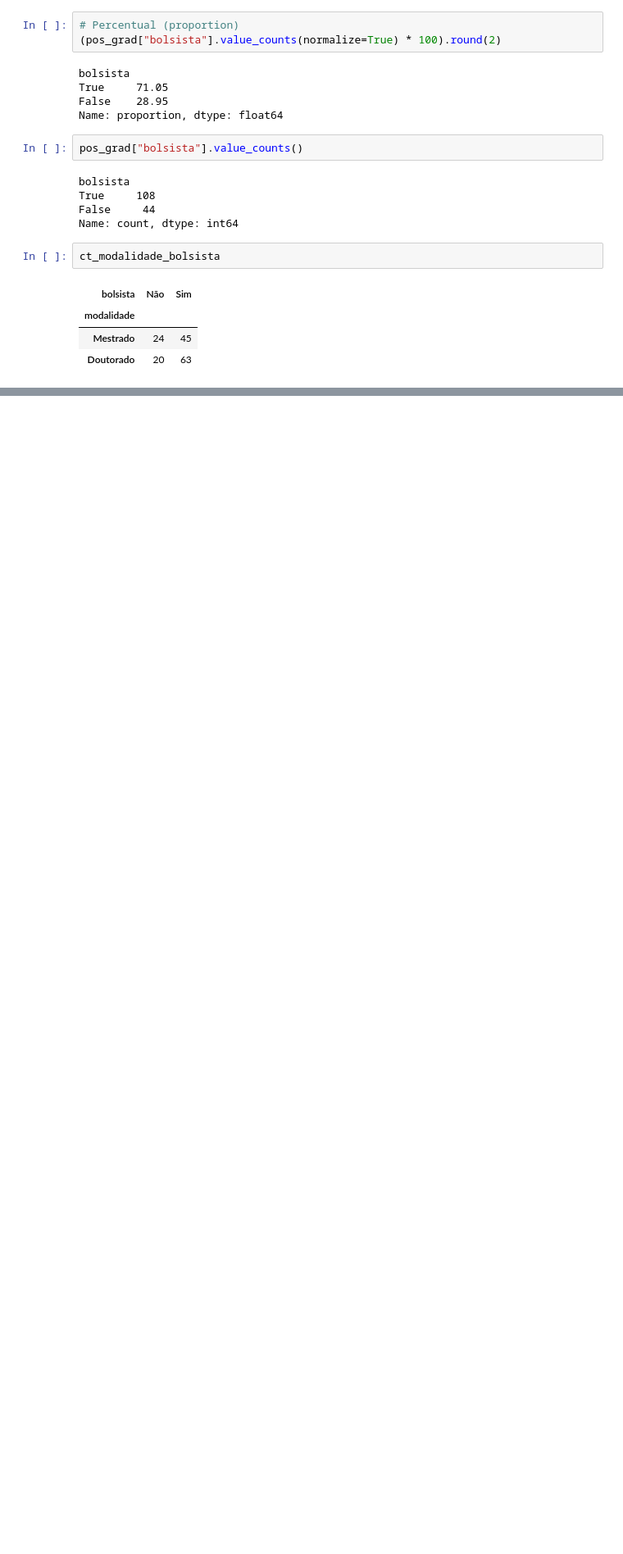
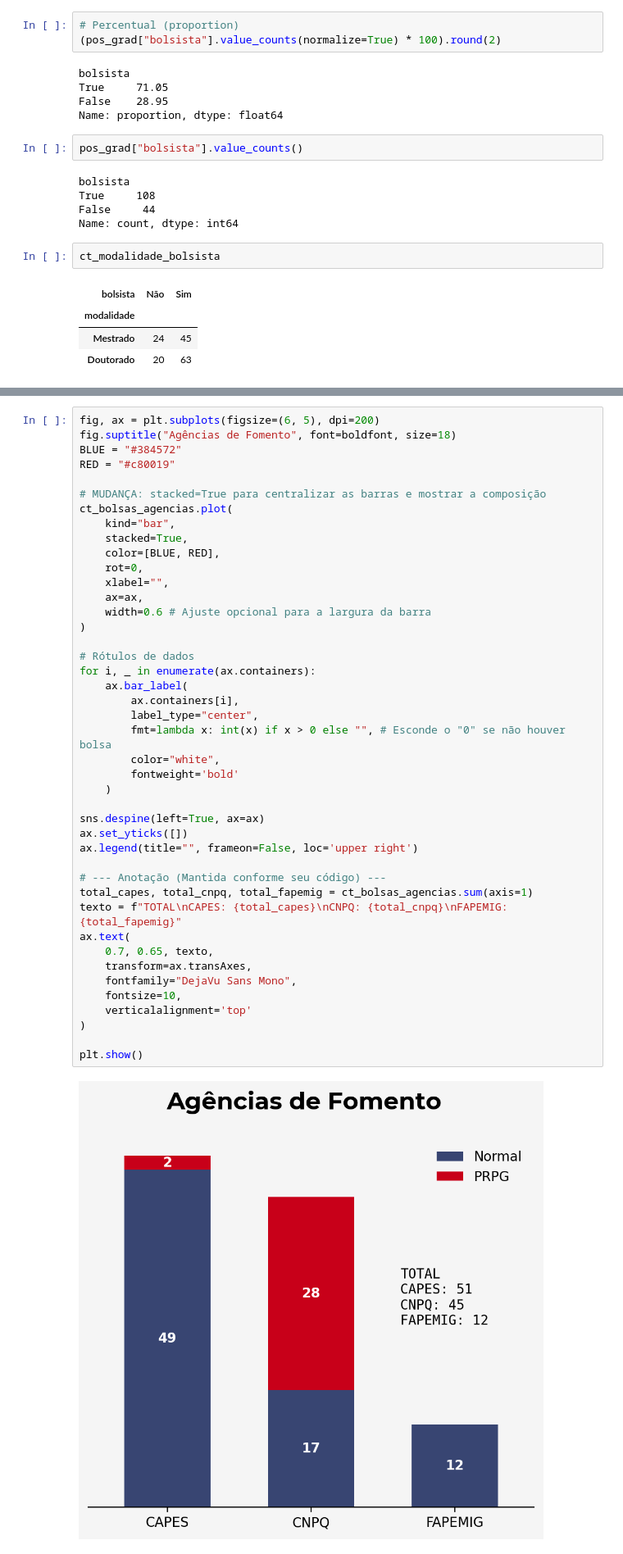
Before and after one commit to victorccampos/Portfolio-Dados, a Jupyter notebook: EDA-PosFisicaUFMG.ipynb, the cells around one changed output, grey strips where cells are left out. Shown at 82% size. Saved outputs shown, nothing was run; the diff lists cells and outputs as text; blank space fills up the shorter version.

```diff
--- a/EDA-PosFisicaUFMG.ipynb
+++ b/EDA-PosFisicaUFMG.ipynb
@@ -448,0 +572,45 @@ plt.show()
+# %%
+fig, ax = plt.subplots(figsize=(6, 5), dpi=200)
+fig.suptitle("Agências de Fomento", font=boldfont, size=18)
+BLUE = "#384572"
+RED = "#c80019"
+
+# MUDANÇA: stacked=True para centralizar as barras e mostrar a composição
+ct_bolsas_agencias.plot(
+    kind="bar",
+    stacked=True,
+    color=[BLUE, RED],
+    rot=0,
+    xlabel="",
+    ax=ax,
+    width=0.6 # Ajuste opcional para a largura da barra
+)
+
+# Rótulos de dados
+for i, _ in enumerate(ax.containers):
+    ax.bar_label(
+        ax.containers[i],
+        label_type="center",
+        fmt=lambda x: int(x) if x > 0 else "", # Esconde o "0" se não houver bolsa
+        color="white",
+        fontweight='bold'
+    )
+
+sns.despine(left=True, ax=ax)
+ax.set_yticks([])
+ax.legend(title="", frameon=False, loc='upper right')
+
+# --- Anotação (Mantida conforme seu código) ---
+total_capes, total_cnpq, total_fapemig = ct_bolsas_agencias.sum(axis=1)
+texto = f"TOTAL\nCAPES: {total_capes}\nCNPQ: {total_cnpq}\nFAPEMIG: {total_fapemig}"
+ax.text(
+    0.7, 0.65, texto,
+    transform=ax.transAxes,
+    fontfamily="DejaVu Sans Mono",
+    fontsize=10,
+    verticalalignment='top'
+)
+
+plt.show()
+# %% [output]
+[figure, added]
```
Also changed, not shown: parts of 45 cells of this notebook.
